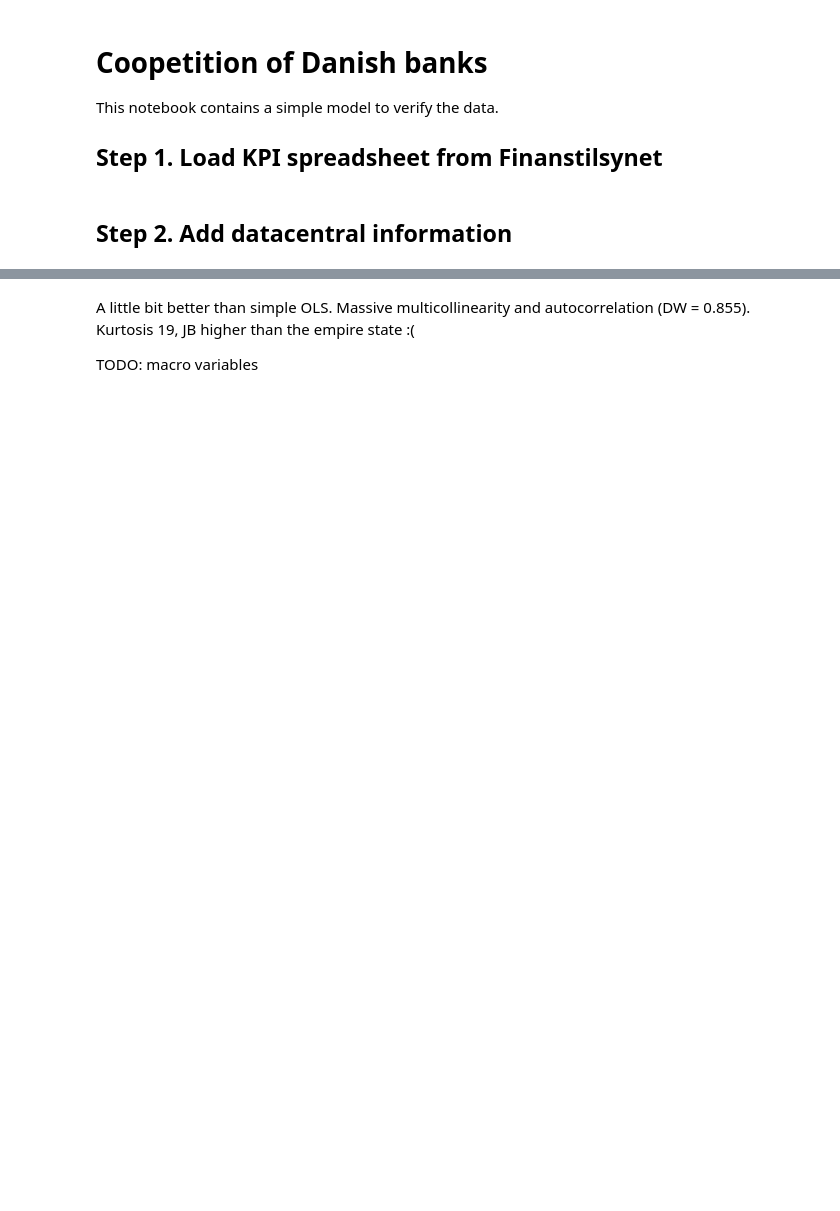
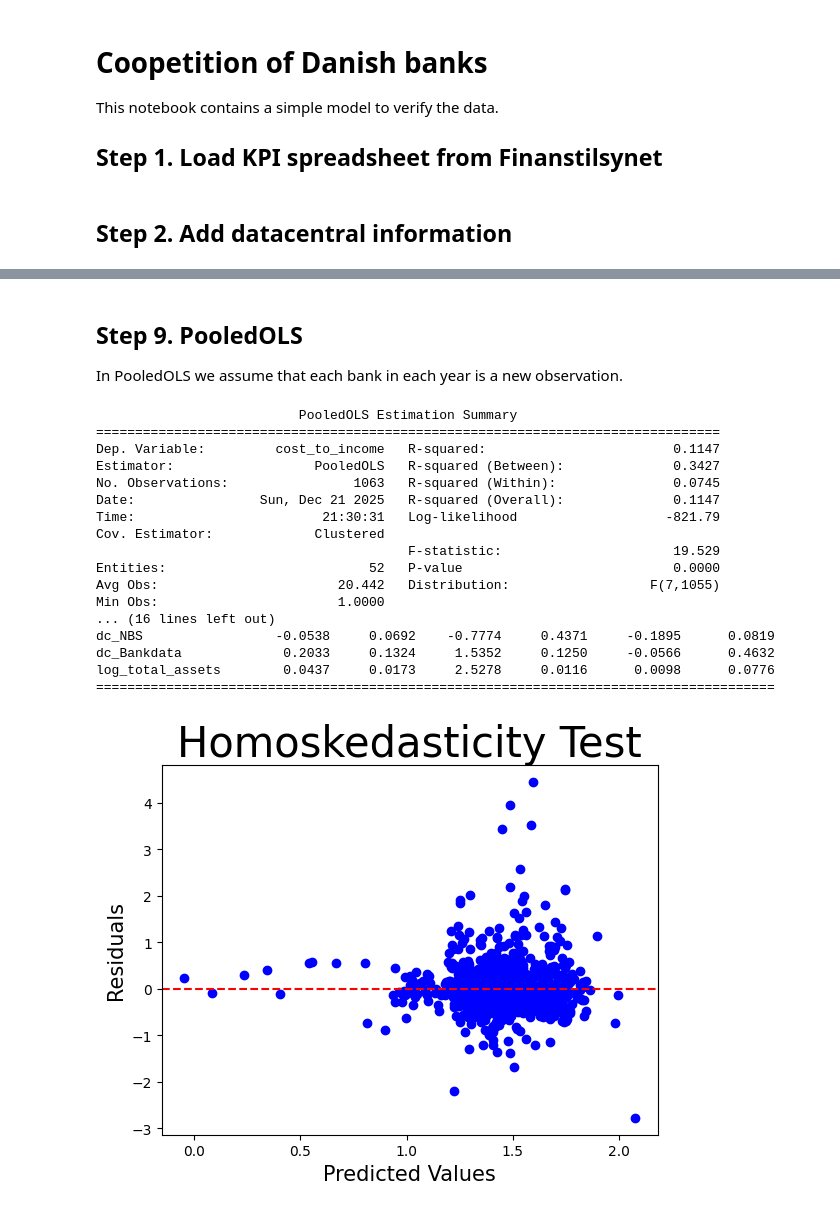
Before and after one commit to jakub-mazurek/danske-banker, a Jupyter notebook: banks.ipynb, the cells around one changed output, grey strips where cells are left out. Saved outputs shown, nothing was run; the diff lists cells and outputs as text; code cells hidden in the pictures; blank space fills up the shorter version.

Commit message:
total assets

```diff
--- a/banks.ipynb
+++ b/banks.ipynb
@@ -43,0 +94,10 @@ df = df.dropna(subset=["dc"])
+# %%
+df_dummies = df_wide_balance.loc[df_wide_balance["dc"] != "OWN"].copy()
+df_dummies["dc"] = pd.Categorical(
+    df_dummies["dc"],
+    categories=["BEC", "NBS", "Bankdata"],
+    ordered=True
+)
+
+# BEC is the baseline
+df_dummies = pd.get_dummies(df_dummies, columns=["dc"], drop_first=True, dtype=int)
@@ -43,0 +119,5 @@ df = df.dropna(subset=["dc"])
+# %%
+df_short = df_dummies[["cost_to_income", "dc_NBS", "dc_Bankdata", "log_total_assets", "tier1_cap", "loan_growth", "gearing", "loans_over_deposits", "year", "bank"]].copy()
+for col in df_short:
+    pct_missing = np.mean(df_short[col].isnull())
+    print(col, '\t', pct_missing * 100, '%')
@@ -44 +135,6 @@ df = df.dropna(subset=["dc"])
+# %%
+# basic cleaning - drop NaN rows
+df_clean = df_short.dropna()
+
+# TODO: histograms, outliers removal...
 # %% [markdown]
@@ -157,4 +182,47 @@ strong multicollinearity or other numerical problems.
-# %% [markdown]
-A little bit better than simple OLS. Massive multicollinearity and autocorrelation (DW = 0.855). Kurtosis 19, JB higher than the empire state :(
-
-TODO: macro variables
+# %% [markdown]
+## Step 9. PooledOLS
+In PooledOLS we assume that each bank in each year is a new observation.
+# %%
+from linearmodels.panel import PooledOLS
+
+df_panel = df_clean.set_index(["bank", "year"]).sort_index()
+
+y_pooled = df_panel["cost_to_income"]
+X_pooled = df_panel[["tier1_cap", "loan_growth", "gearing", "loans_over_deposits", "dc_NBS", "dc_Bankdata", "log_total_assets"]]
+X_pooled = sm.add_constant(X_pooled)
+
+pooled_mod = PooledOLS(y_pooled, X_pooled)
+pooled_res = pooled_mod.fit(cov_type="clustered", cluster_entity=True)
+
+print(pooled_res.summary)
+fittedvals_pooled_OLS = pooled_res.predict().fitted_values
+residuals_pooled_OLS = pooled_res.resids
+# 3A. Homoskedasticity
+import matplotlib.pyplot as plt
+ # 3A.1 Residuals-Plot for growing Variance Detection
+fig, ax = plt.subplots()
+ax.scatter(fittedvals_pooled_OLS, residuals_pooled_OLS, color = 'blue')
+ax.axhline(0, color = 'r', ls = '--')
+ax.set_xlabel('Predicted Values', fontsize = 15)
+ax.set_ylabel('Residuals', fontsize = 15)
+ax.set_title('Homoskedasticity Test', fontsize = 30)
+plt.show()
+# %% [output]
+                          PooledOLS Estimation Summary
+================================================================================
+Dep. Variable:         cost_to_income   R-squared:                        0.1147
+Estimator:                  PooledOLS   R-squared (Between):              0.3427
+No. Observations:                1063   R-squared (Within):               0.0745
+Date:                Sun, Dec 21 2025   R-squared (Overall):              0.1147
+Time:                        21:30:31   Log-likelihood                   -821.79
+Cov. Estimator:             Clustered
+                                        F-statistic:                      19.529
+Entities:                          52   P-value                           0.0000
+Avg Obs:                       20.442   Distribution:                  F(7,1055)
+Min Obs:                       1.0000
+... (16 lines left out)
+dc_NBS                 -0.0538     0.0692    -0.7774     0.4371     -0.1895      0.0819
+dc_Bankdata             0.2033     0.1324     1.5352     0.1250     -0.0566      0.4632
+log_total_assets        0.0437     0.0173     2.5278     0.0116      0.0098      0.0776
+=======================================================================================
+[figure, added]
```
Also changed, not shown: parts of 15 cells of this notebook, 2 other files.
